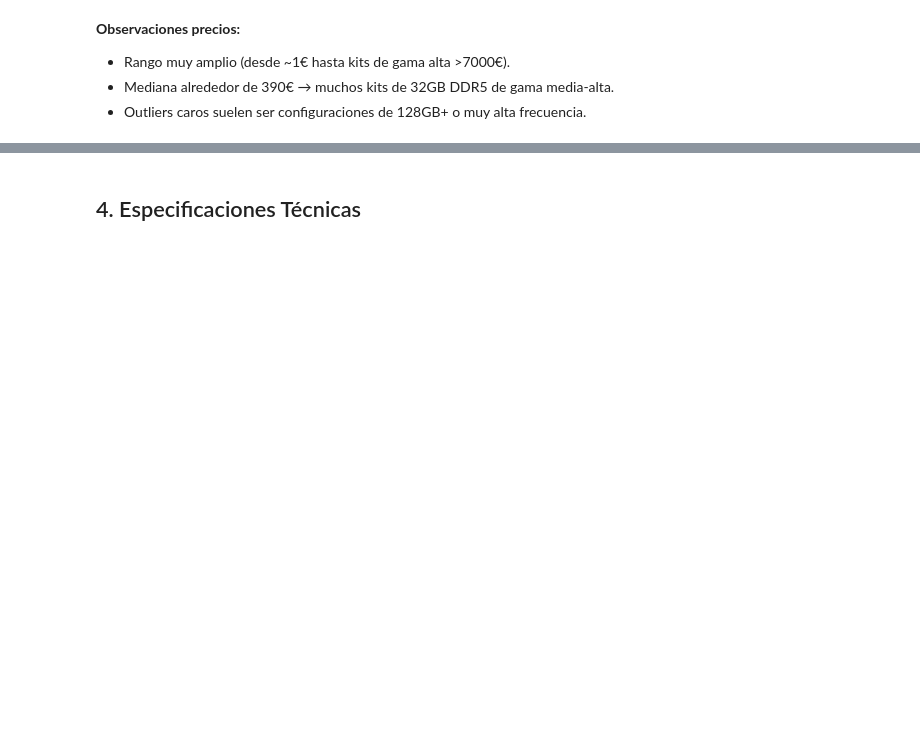
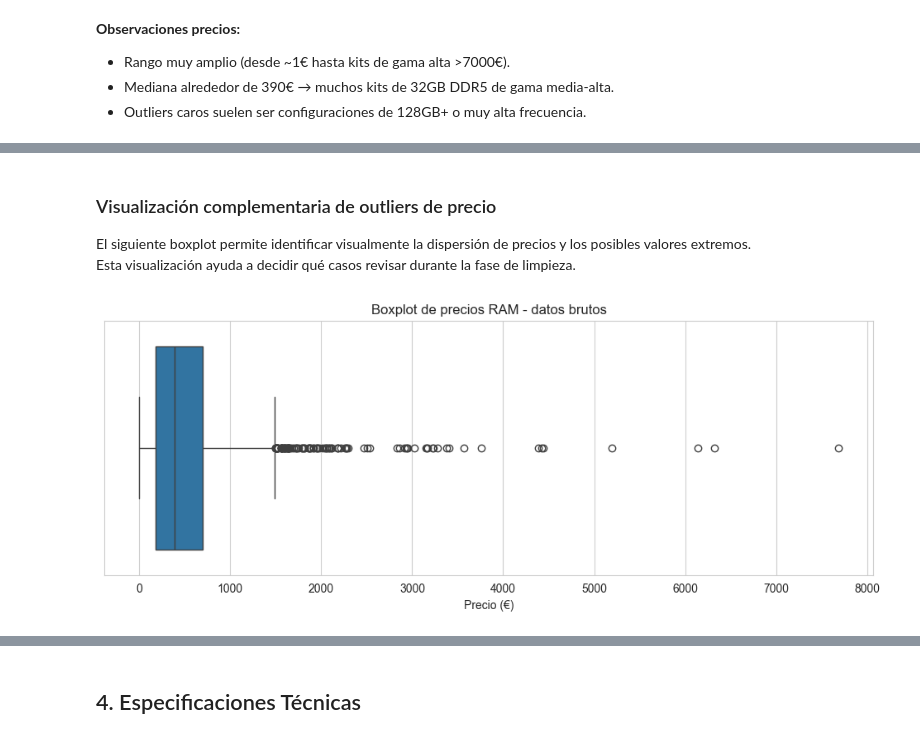
Before and after one commit to raulruizproyectos/pccomponentes-ml-analysis, a Jupyter notebook: notebooks/01_eda_ram.ipynb, the cells around one changed output, grey strips where cells are left out. Saved outputs shown, nothing was run; the diff lists cells and outputs as text; code cells hidden in the pictures; blank space fills up the shorter version.

```diff
--- a/notebooks/01_eda_ram.ipynb
+++ b/notebooks/01_eda_ram.ipynb
@@ -137,0 +191,18 @@ plt.show()
+# %% [markdown]
+### Visualización complementaria de outliers de precio
+
+El siguiente boxplot permite identificar visualmente la dispersión de precios y los posibles valores extremos.
+Esta visualización ayuda a decidir qué casos revisar durante la fase de limpieza.
+# %%
+# Boxplot de precios brutos
+# Sirve para visualizar la dispersión y detectar valores extremos.
+
+plt.figure(figsize=(12, 4))
+sns.boxplot(x=df["precio"])
+
+plt.title("Boxplot de precios RAM - datos brutos")
+plt.xlabel("Precio (€)")
+
+plt.show()
+# %% [output]
+[figure, added]
```
Also changed, not shown: parts of 35 cells of this notebook.
